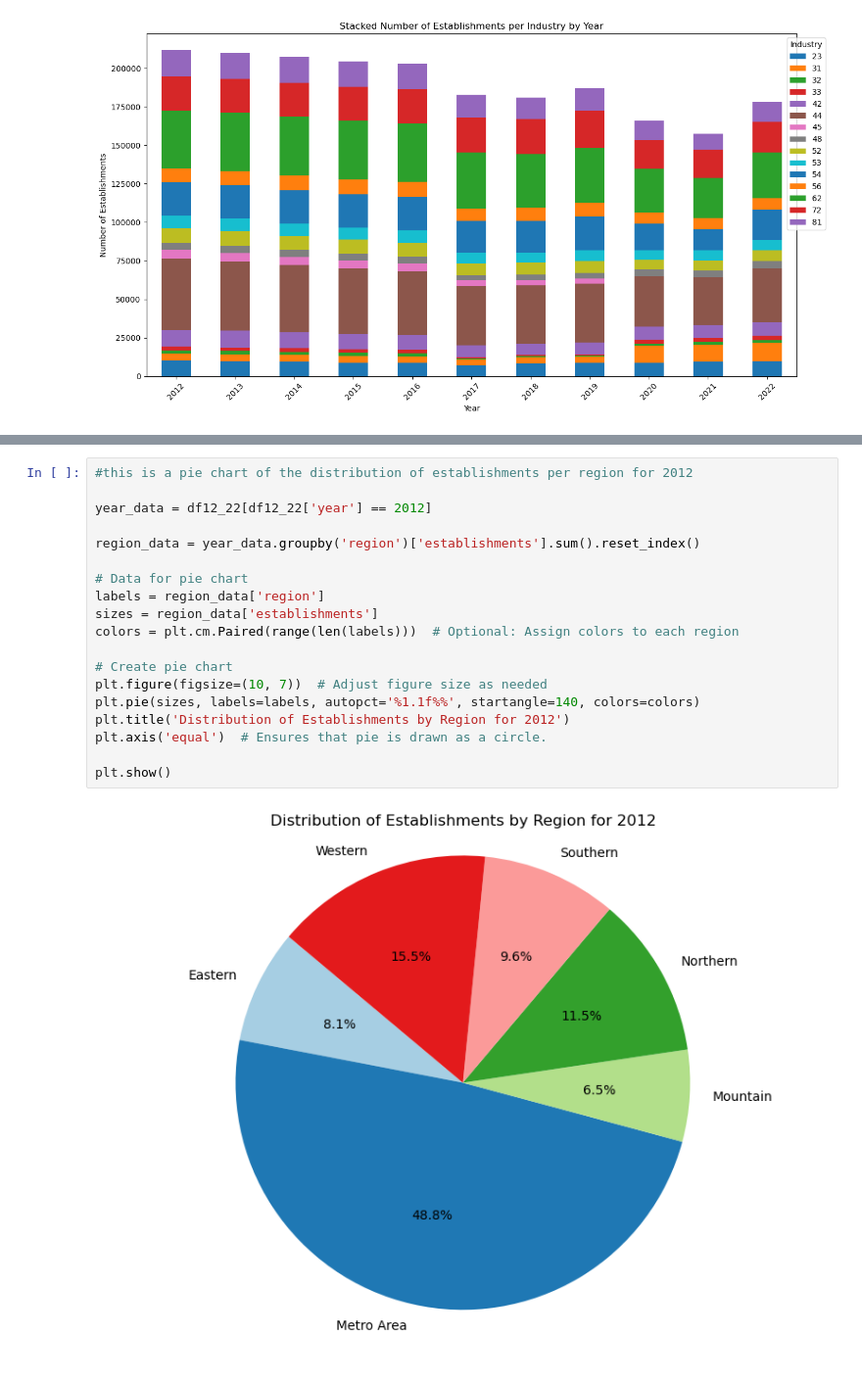
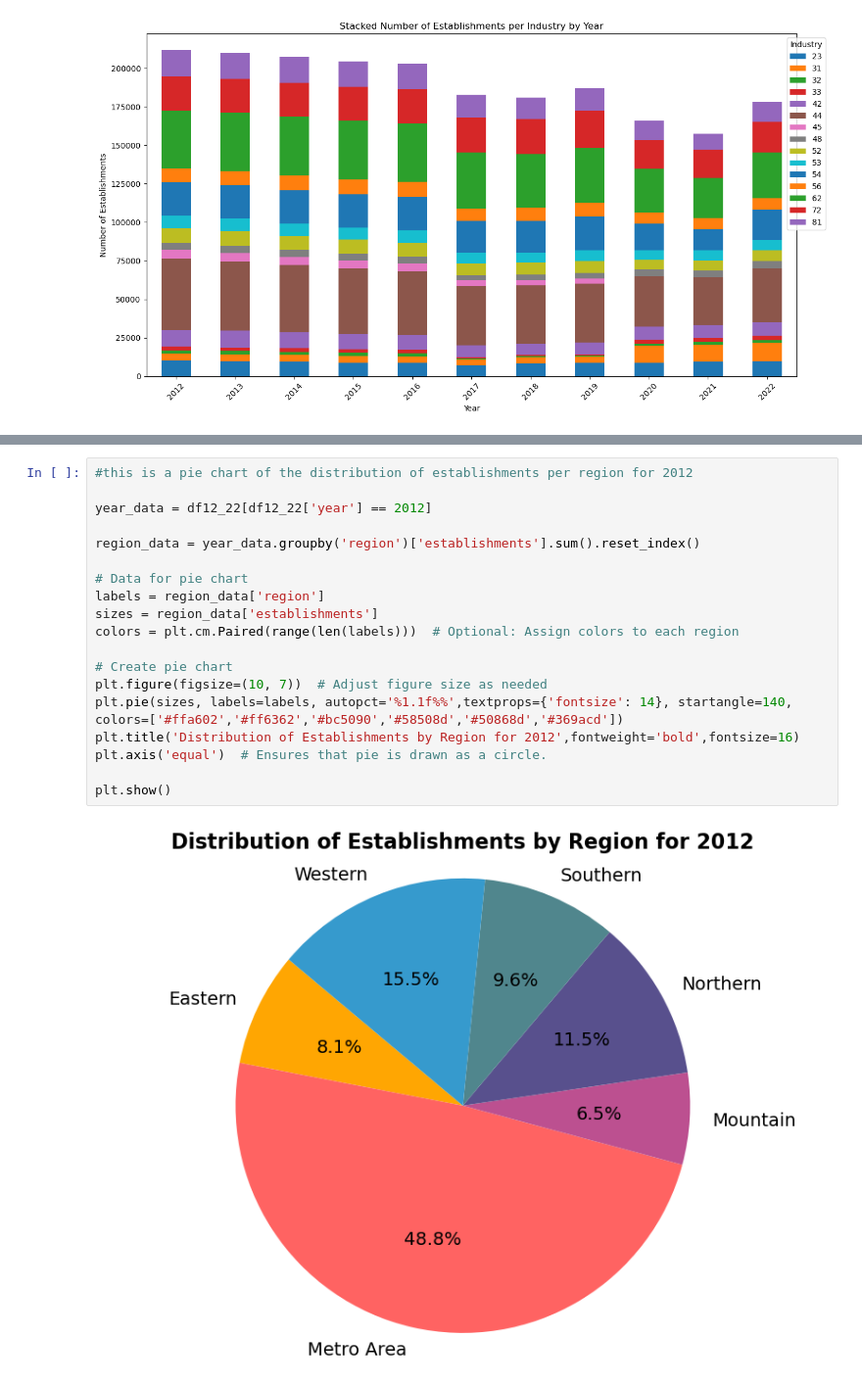
Before and after one commit to nessajimenez/pr-biz-patterns, a Jupyter notebook: Graphs from Clean Data.ipynb, the cells around one changed output, grey strips where cells are left out. Shown at 98% size. Saved outputs shown, nothing was run; the diff lists cells and outputs as text.

Commit message:
we made additional graphs

```diff
--- a/Graphs from Clean Data.ipynb
+++ b/Graphs from Clean Data.ipynb
@@ -49,24 +112,24 @@ plt.show()
 # %%
 #this is a pie chart of the distribution of establishments per region for 2012
 
 year_data = df12_22[df12_22['year'] == 2012]
 
 region_data = year_data.groupby('region')['establishments'].sum().reset_index()
 
 # Data for pie chart
 labels = region_data['region']
 sizes = region_data['establishments']
 colors = plt.cm.Paired(range(len(labels)))  # Optional: Assign colors to each region
 
 # Create pie chart
 plt.figure(figsize=(10, 7))  # Adjust figure size as needed
-plt.pie(sizes, labels=labels, autopct='%1.1f%%', startangle=140, colors=colors)
-plt.title('Distribution of Establishments by Region for 2012')
+plt.pie(sizes, labels=labels, autopct='%1.1f%%',textprops={'fontsize': 14}, startangle=140, colors=['#ffa602','#ff6362','#bc5090','#58508d','#50868d','#369acd'])
+plt.title('Distribution of Establishments by Region for 2012',fontweight='bold',fontsize=16)
 plt.axis('equal')  # Ensures that pie is drawn as a circle.
 
 plt.show()
 # %% [output]
-[figure, old version]
+[figure, new version]
 # %%
 #this is a pie chart of the distribution of establishments per region for 2022
 
```
Also changed, not shown: parts of 5 cells of this notebook, 1 other file.
